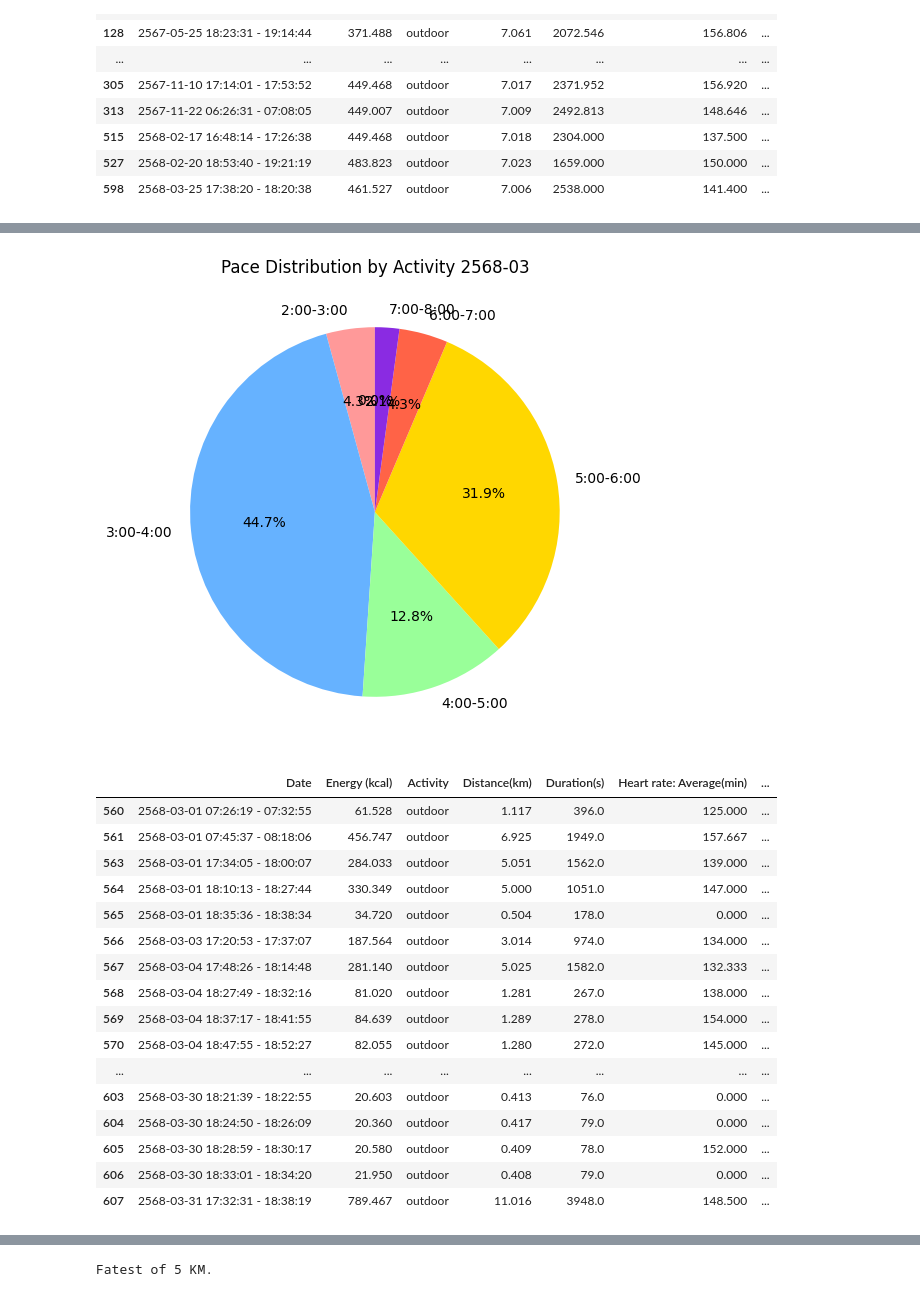
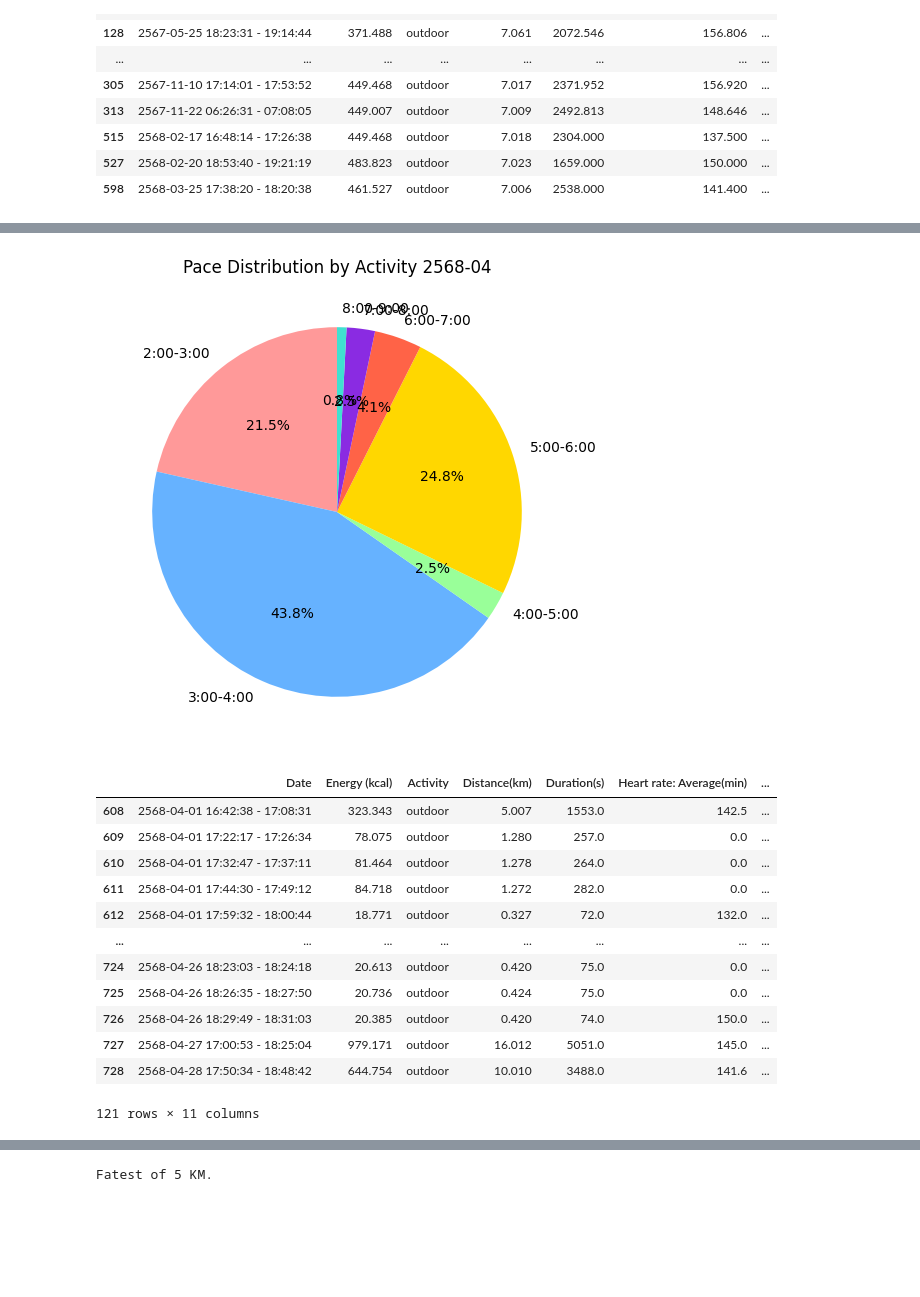
Before and after one commit to JFKongphop/running-analysis, a Jupyter notebook: index.ipynb, the cells around one changed output, grey strips where cells are left out. Saved outputs shown, nothing was run; the diff lists cells and outputs as text; code cells hidden in the pictures; blank space fills up the shorter version.

```diff
--- a/index.ipynb
+++ b/index.ipynb
@@ -394,44 +395,40 @@ plt.show()
 # %%
-date = "2568-03"
+date = "2568-04"
 bins = [120, 180, 240, 300, 360, 420, 480, 540]
 labels = ["2:00-3:00", "3:00-4:00", "4:00-5:00", "5:00-6:00", "6:00-7:00", "7:00-8:00", "8:00-9:00"]
 
 pie = date_selector(df, date).copy()
 pie["Pace Group"] = pd.cut(pie["Pace(sec)"], bins=bins, labels=labels, right=False)
 group_counts = pie["Pace Group"].value_counts(sort=False)
 
 plt.figure(figsize=(8, 6))
 group_counts.plot.pie(
   autopct="%1.1f%%",
   startangle=90,
   colors=["#FF9999", "#66B2FF", "#99FF99", "#FFD700", "#FF6347", "#8A2BE2", "#40E0D0"],
   labels=group_counts.index
 )
 plt.title(f"Pace Distribution by Activity {date}")
 plt.ylabel("")
 plt.show()
 # %% [output]
-[figure, old version]
+[figure, new version]
 # %%
 pie
 # %% [output]
 |  | Date | Energy (kcal) | Activity | Distance(km) | Duration(s) | Heart rate: Average(min) | ... |
-| 560 | 2568-03-01 07:26:19 - 07:32:55 | 61.528 | outdoor | 1.117 | 396.0 | 125.000 | ... |
-| 561 | 2568-03-01 07:45:37 - 08:18:06 | 456.747 | outdoor | 6.925 | 1949.0 | 157.667 | ... |
-| 563 | 2568-03-01 17:34:05 - 18:00:07 | 284.033 | outdoor | 5.051 | 1562.0 | 139.000 | ... |
-| 564 | 2568-03-01 18:10:13 - 18:27:44 | 330.349 | outdoor | 5.000 | 1051.0 | 147.000 | ... |
-| 565 | 2568-03-01 18:35:36 - 18:38:34 | 34.720 | outdoor | 0.504 | 178.0 | 0.000 | ... |
-| 566 | 2568-03-03 17:20:53 - 17:37:07 | 187.564 | outdoor | 3.014 | 974.0 | 134.000 | ... |
-| 567 | 2568-03-04 17:48:26 - 18:14:48 | 281.140 | outdoor | 5.025 | 1582.0 | 132.333 | ... |
-| 568 | 2568-03-04 18:27:49 - 18:32:16 | 81.020 | outdoor | 1.281 | 267.0 | 138.000 | ... |
-| 569 | 2568-03-04 18:37:17 - 18:41:55 | 84.639 | outdoor | 1.289 | 278.0 | 154.000 | ... |
-| 570 | 2568-03-04 18:47:55 - 18:52:27 | 82.055 | outdoor | 1.280 | 272.0 | 145.000 | ... |
+| 608 | 2568-04-01 16:42:38 - 17:08:31 | 323.343 | outdoor | 5.007 | 1553.0 | 142.5 | ... |
+| 609 | 2568-04-01 17:22:17 - 17:26:34 | 78.075 | outdoor | 1.280 | 257.0 | 0.0 | ... |
+| 610 | 2568-04-01 17:32:47 - 17:37:11 | 81.464 | outdoor | 1.278 | 264.0 | 0.0 | ... |
+| 611 | 2568-04-01 17:44:30 - 17:49:12 | 84.718 | outdoor | 1.272 | 282.0 | 0.0 | ... |
+| 612 | 2568-04-01 17:59:32 - 18:00:44 | 18.771 | outdoor | 0.327 | 72.0 | 132.0 | ... |
 | ... | ... | ... | ... | ... | ... | ... | ... |
-| 603 | 2568-03-30 18:21:39 - 18:22:55 | 20.603 | outdoor | 0.413 | 76.0 | 0.000 | ... |
-| 604 | 2568-03-30 18:24:50 - 18:26:09 | 20.360 | outdoor | 0.417 | 79.0 | 0.000 | ... |
-| 605 | 2568-03-30 18:28:59 - 18:30:17 | 20.580 | outdoor | 0.409 | 78.0 | 152.000 | ... |
-| 606 | 2568-03-30 18:33:01 - 18:34:20 | 21.950 | outdoor | 0.408 | 79.0 | 0.000 | ... |
-| 607 | 2568-03-31 17:32:31 - 18:38:19 | 789.467 | outdoor | 11.016 | 3948.0 | 148.500 | ... |
+| 724 | 2568-04-26 18:23:03 - 18:24:18 | 20.613 | outdoor | 0.420 | 75.0 | 0.0 | ... |
+| 725 | 2568-04-26 18:26:35 - 18:27:50 | 20.736 | outdoor | 0.424 | 75.0 | 0.0 | ... |
+| 726 | 2568-04-26 18:29:49 - 18:31:03 | 20.385 | outdoor | 0.420 | 74.0 | 150.0 | ... |
+| 727 | 2568-04-27 17:00:53 - 18:25:04 | 979.171 | outdoor | 16.012 | 5051.0 | 145.0 | ... |
+| 728 | 2568-04-28 17:50:34 - 18:48:42 | 644.754 | outdoor | 10.010 | 3488.0 | 141.6 | ... |
+121 rows × 11 columns
 # %%
 distance_by_pace = pie.groupby("Pace Group", observed=False)["Distance(km)"].sum()
 distance_by_pace_df = distance_by_pace.reset_index()
```
Also changed, not shown: parts of 19 cells of this notebook, 2 other files.
